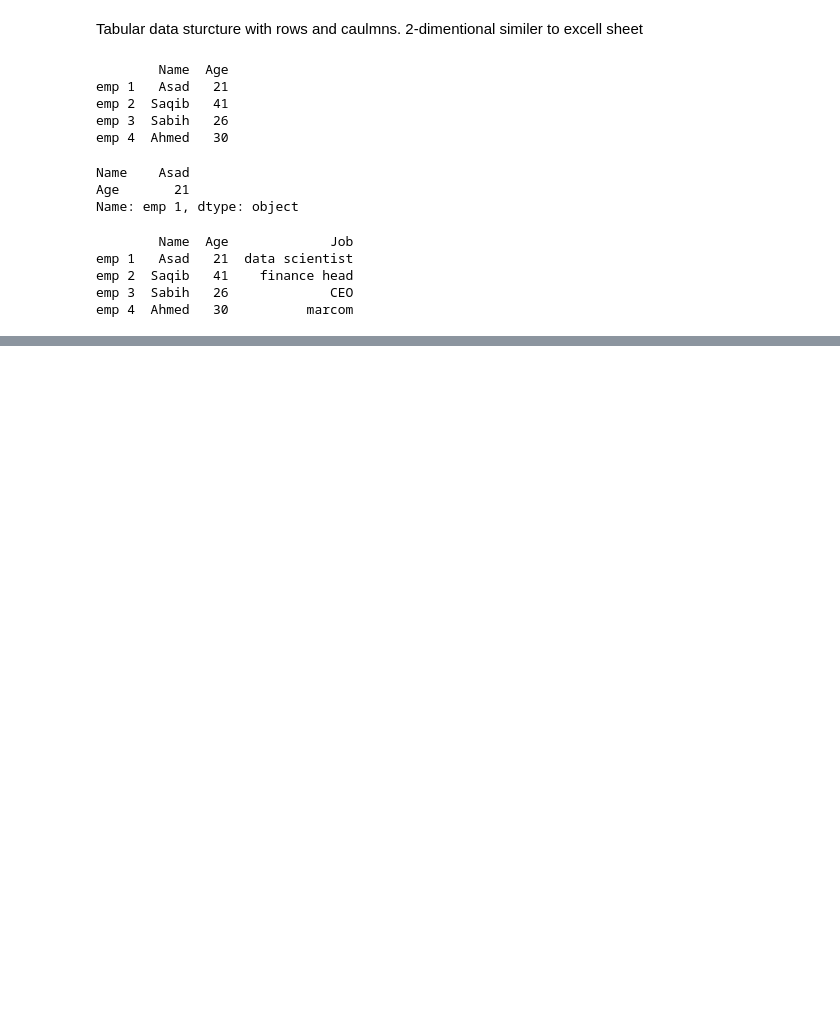
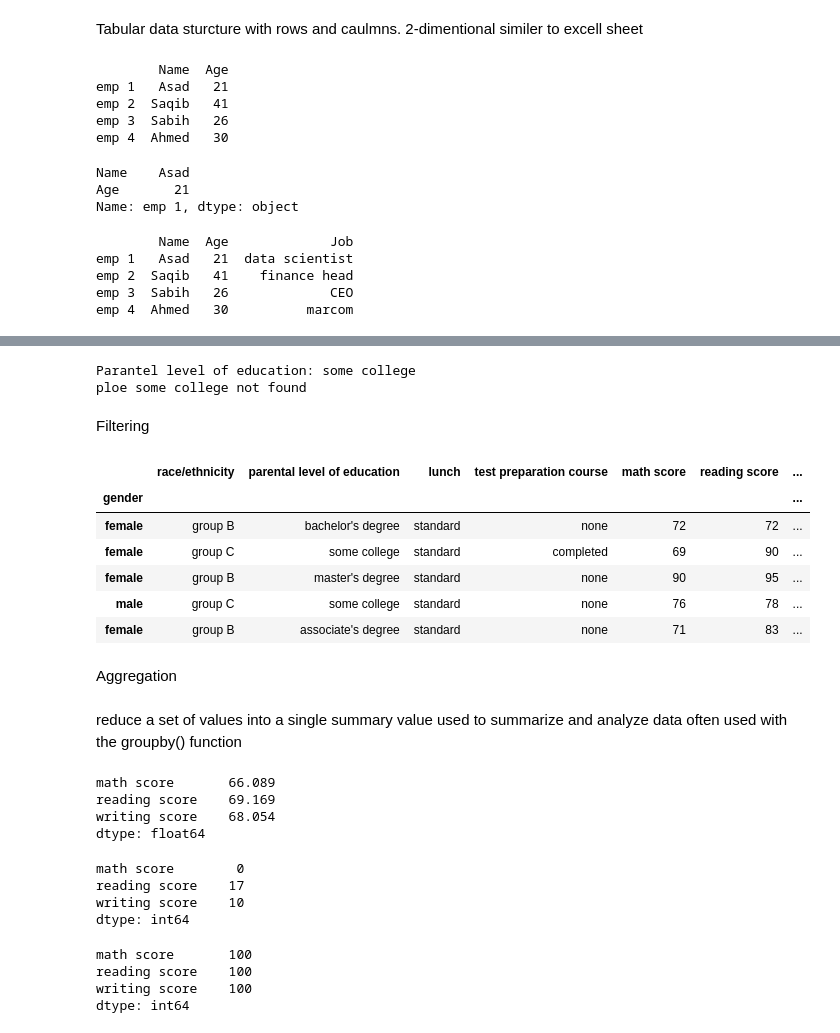
Before and after one commit to ASB0M/PythonPractice, a Jupyter notebook: Pandas.ipynb, the cells around one changed output, grey strips where cells are left out. Drawn from its saved outputs; the diff is of its cells as text; code cells hidden in the pictures; blank space fills up the shorter version.

```diff
--- a/Pandas.ipynb
+++ b/Pandas.ipynb
@@ -109,0 +237,50 @@ emp 5    Ali   32          intern
+# %%
+# Exersize
+
+ploe = input("Parantel level of education: ")
+
+try:
+    print(data.loc[ploe])
+except KeyError:
+    print(f"ploe {ploe} not found")
+# %% [output]
+Parantel level of education: some college
+ploe some college not found
+# %% [markdown]
+Filtering
+# %%
+new_data = data.loc[data["math score"] > 60]
+new_data.head()
+# %% [output]
+|  | race/ethnicity | parental level of education | lunch | test preparation course | math score | reading score | ... |
+| gender |  |  |  |  |  |  | ... |
+| female | group B | bachelor's degree | standard | none | 72 | 72 | ... |
+| female | group C | some college | standard | completed | 69 | 90 | ... |
+| female | group B | master's degree | standard | none | 90 | 95 | ... |
+| male | group C | some college | standard | none | 76 | 78 | ... |
+| female | group B | associate's degree | standard | none | 71 | 83 | ... |
+# %% [markdown]
+Aggregation
+# %% [markdown]
+reduce a set of values into a single summary value used to summarize and analyze data often used with the groupby() function
+# %%
+print(data.mean(numeric_only=True))
+# %% [output]
+math score       66.089
+reading score    69.169
+writing score    68.054
+dtype: float64
+# %%
+print(data.min(numeric_only=True))
+# %% [output]
+math score        0
+reading score    17
+writing score    10
+dtype: int64
+# %%
+print(data.max(numeric_only=True))
+# %% [output]
+math score       100
+reading score    100
+writing score    100
+dtype: int64
```
Also changed, not shown: parts of 23 cells of this notebook.
